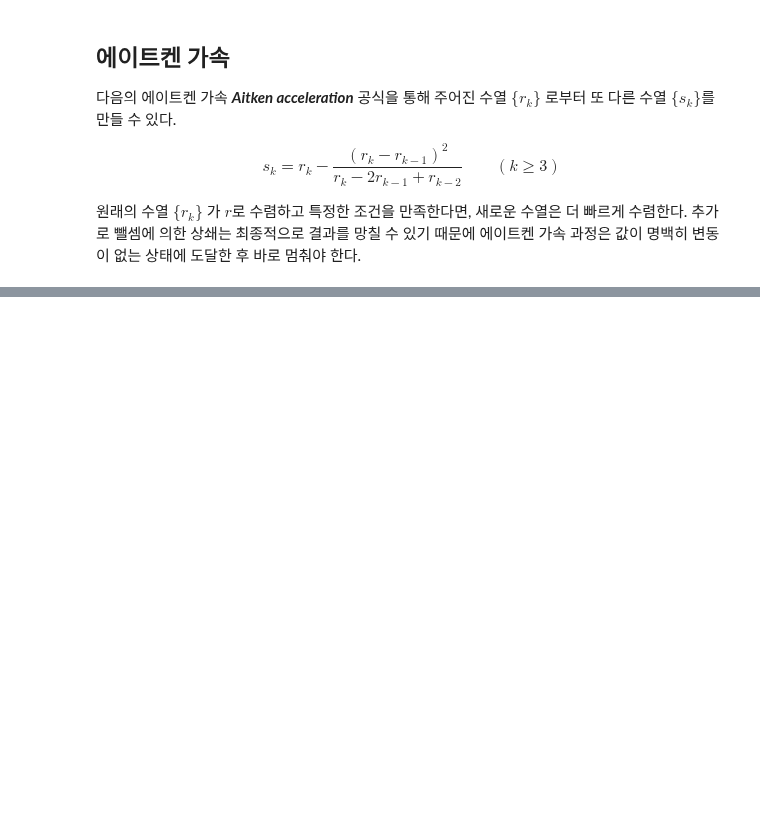
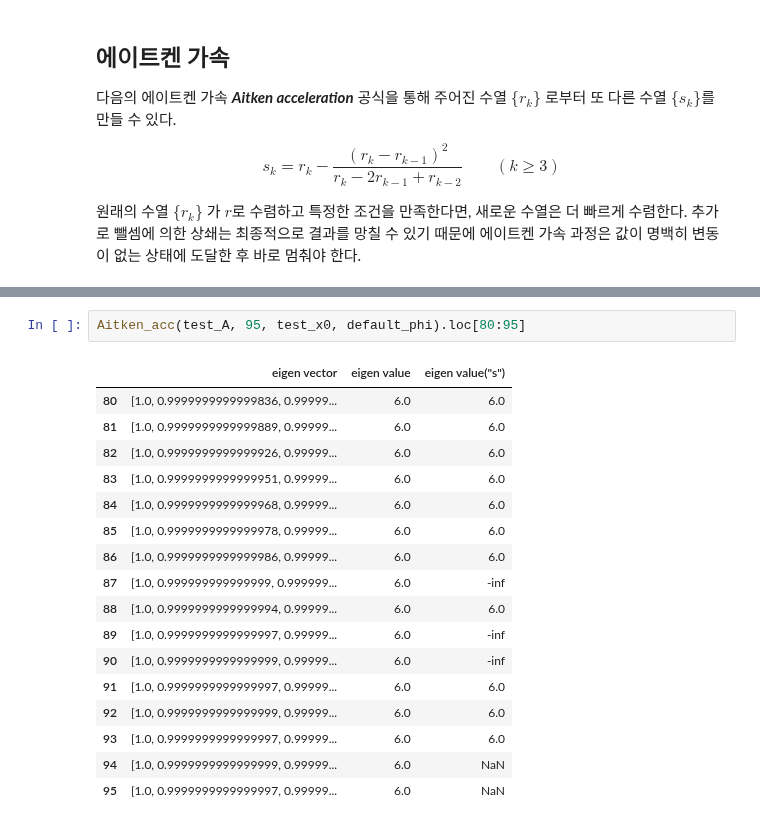
Before and after one commit to tirals88/Numerical-Mathematics-and-Computing, a Jupyter notebook: Chap8_More on Linear Systems.ipynb, the cells around one changed output, grey strips where cells are left out. Drawn from its saved outputs; the diff is of its cells as text; blank space fills up the shorter version.

```diff
--- a/Chap8_More on Linear Systems.ipynb
+++ b/Chap8_More on Linear Systems.ipynb
@@ -529,0 +551,20 @@ power_method(test_A, 8, test_x0, default_phi)
+# %%
+Aitken_acc(test_A, 95, test_x0, default_phi).loc[80:95]
+# %% [output]
+|  | eigen vector | eigen value | eigen value("s") |
+| 80 | [1.0, 0.9999999999999836, 0.99999... | 6.0 | 6.0 |
+| 81 | [1.0, 0.9999999999999889, 0.99999... | 6.0 | 6.0 |
+| 82 | [1.0, 0.9999999999999926, 0.99999... | 6.0 | 6.0 |
+| 83 | [1.0, 0.9999999999999951, 0.99999... | 6.0 | 6.0 |
+| 84 | [1.0, 0.9999999999999968, 0.99999... | 6.0 | 6.0 |
+| 85 | [1.0, 0.9999999999999978, 0.99999... | 6.0 | 6.0 |
+| 86 | [1.0, 0.9999999999999986, 0.99999... | 6.0 | 6.0 |
+| 87 | [1.0, 0.999999999999999, 0.999999... | 6.0 | -inf |
+| 88 | [1.0, 0.9999999999999994, 0.99999... | 6.0 | 6.0 |
+| 89 | [1.0, 0.9999999999999997, 0.99999... | 6.0 | -inf |
+| 90 | [1.0, 0.9999999999999999, 0.99999... | 6.0 | -inf |
+| 91 | [1.0, 0.9999999999999997, 0.99999... | 6.0 | 6.0 |
+| 92 | [1.0, 0.9999999999999999, 0.99999... | 6.0 | 6.0 |
+| 93 | [1.0, 0.9999999999999997, 0.99999... | 6.0 | 6.0 |
+| 94 | [1.0, 0.9999999999999999, 0.99999... | 6.0 | NaN |
+| 95 | [1.0, 0.9999999999999997, 0.99999... | 6.0 | NaN |
```
Also changed, not shown: parts of 8 cells of this notebook.
